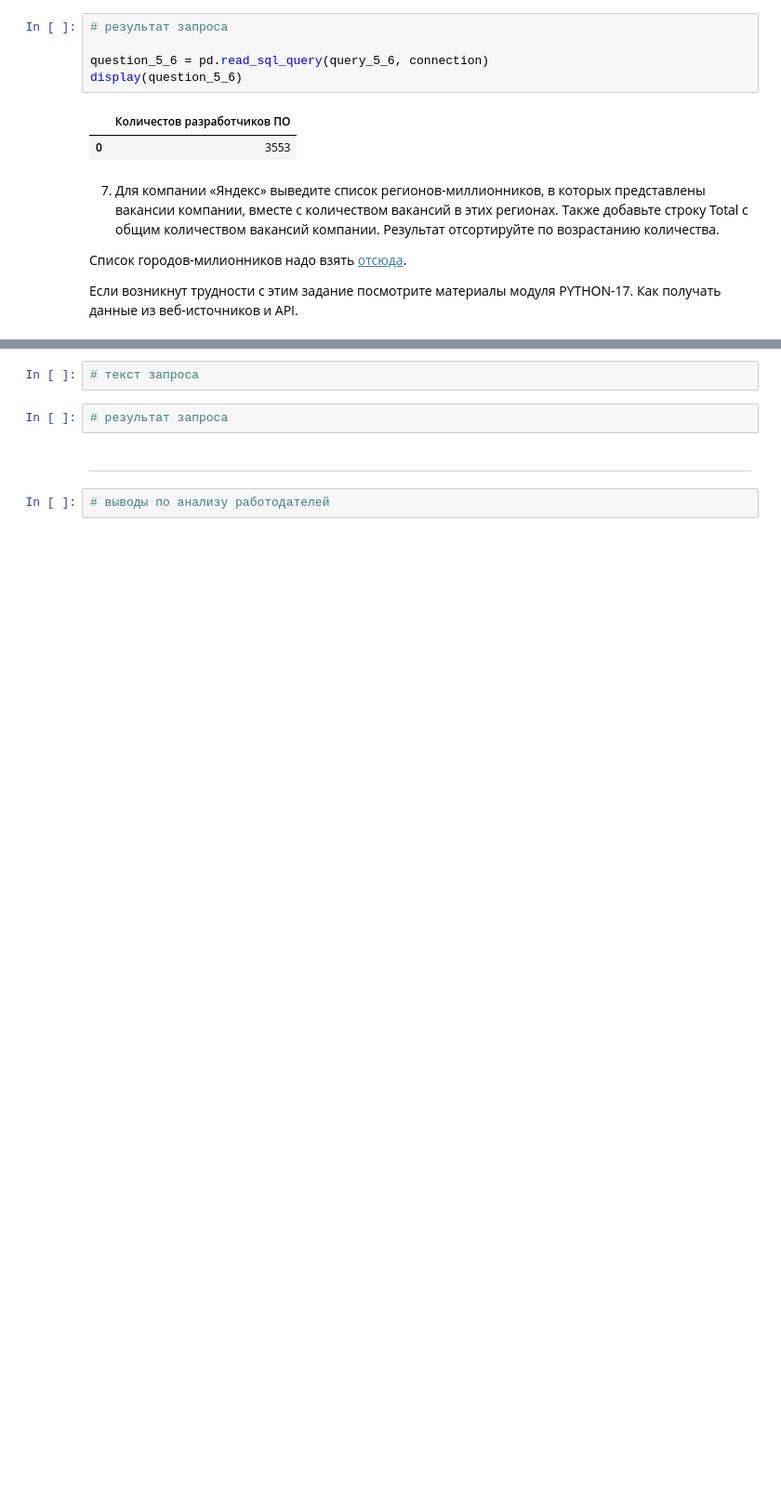
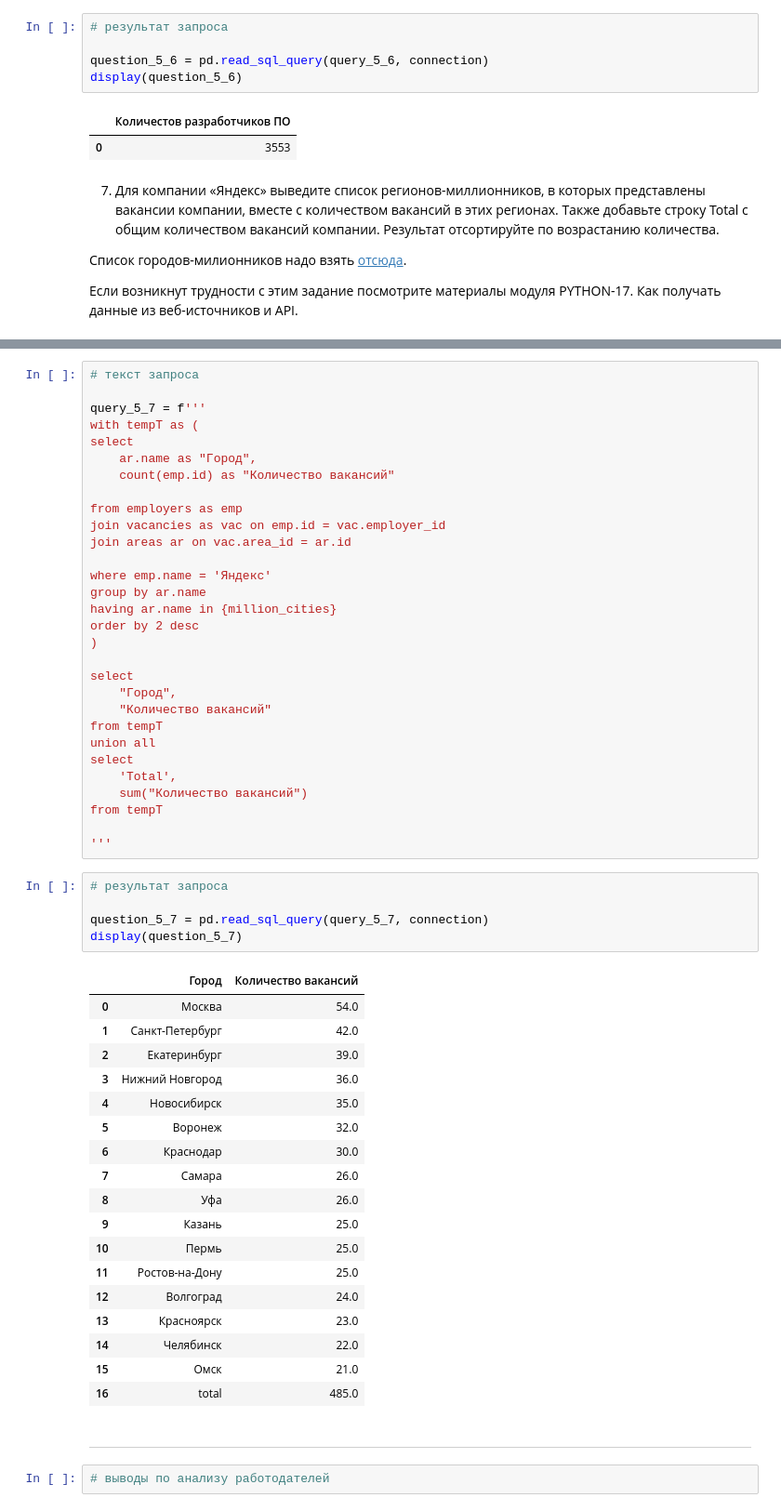
Before and after one commit to Elancinos/SF_DS_COURSE, a Jupyter notebook: Project_2/Project_2_Ноутбук_шаблон.ipynb, the cells around one changed output, grey strips where cells are left out. Shown at 93% size. Cells and saved outputs as stored; diff of their text form; blank space fills up the shorter version.

```diff
--- a/Project_2/Project_2_Ноутбук_шаблон.ipynb
+++ b/Project_2/Project_2_Ноутбук_шаблон.ipynb
@@ -479,7 +477,57 @@ print(get_million_cities(url))
 # %%
 # текст запроса
+
+query_5_7 = f'''
+with tempT as (
+select
+    ar.name as "Город",
+    count(emp.id) as "Количество вакансий"
+
+from employers as emp
+join vacancies as vac on emp.id = vac.employer_id
+join areas ar on vac.area_id = ar.id
+
+where emp.name = 'Яндекс'
+group by ar.name
+having ar.name in {million_cities}
+order by 2 desc
+)
+
+select
+    "Город",
+    "Количество вакансий"
+from tempT
+union all
+select
+    'Total',
+    sum("Количество вакансий")
+from tempT
+
+'''
 # %%
 # результат запроса
+
+question_5_7 = pd.read_sql_query(query_5_7, connection)
+display(question_5_7)
+# %% [output]
+|  | Город | Количество вакансий |
+| 0 | Москва | 54.0 |
+| 1 | Санкт-Петербург | 42.0 |
+| 2 | Екатеринбург | 39.0 |
+| 3 | Нижний Новгород | 36.0 |
+| 4 | Новосибирск | 35.0 |
+| 5 | Воронеж | 32.0 |
+| 6 | Краснодар | 30.0 |
+| 7 | Самара | 26.0 |
+| 8 | Уфа | 26.0 |
+| 9 | Казань | 25.0 |
+| 10 | Пермь | 25.0 |
+| 11 | Ростов-на-Дону | 25.0 |
+| 12 | Волгоград | 24.0 |
+| 13 | Красноярск | 23.0 |
+| 14 | Челябинск | 22.0 |
+| 15 | Омск | 21.0 |
+| 16 | total | 485.0 |
 # %% [markdown]
 ***
 # %%
```
Also changed, not shown: parts of 2 cells of this notebook.
